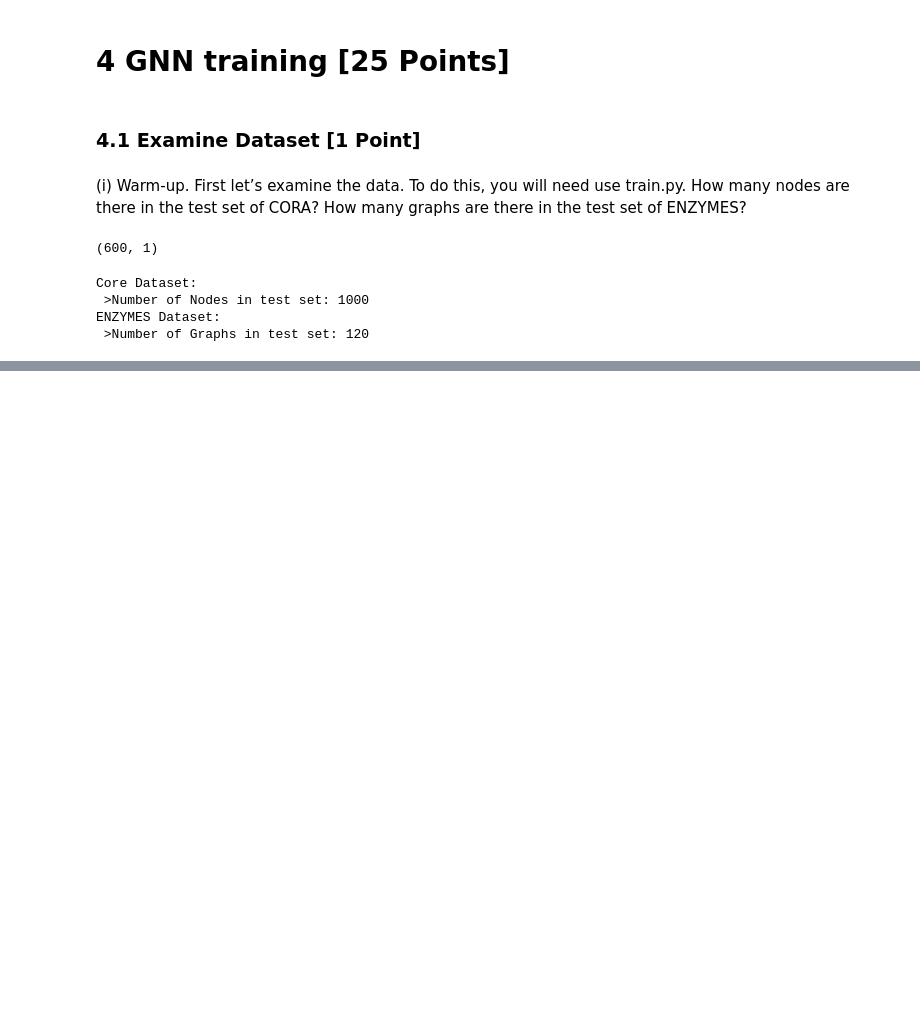
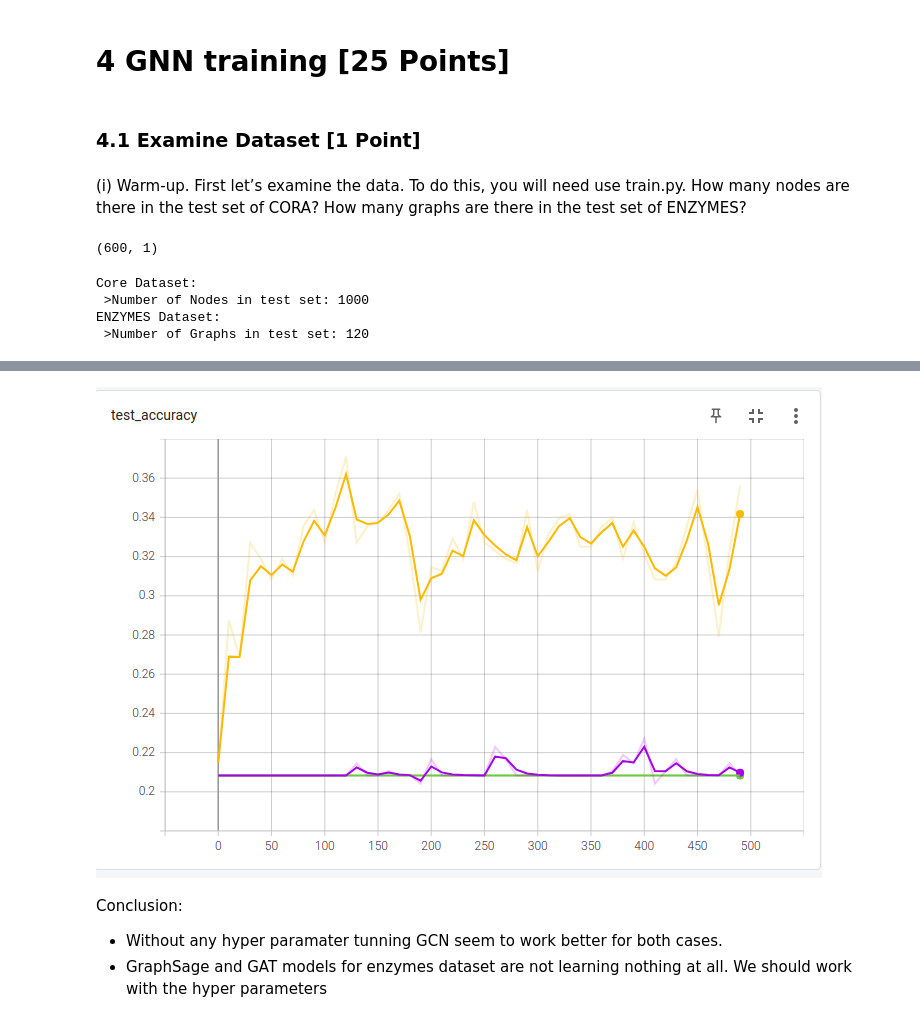
Before and after one commit to nicoperetti/cs224w, a Jupyter notebook: hw2/hw2.ipynb, the cells around one changed output, grey strips where cells are left out. Saved outputs shown, nothing was run; the diff lists cells and outputs as text; code cells hidden in the pictures; blank space fills up the shorter version.

```diff
--- a/hw2/hw2.ipynb
+++ b/hw2/hw2.ipynb
@@ -386,0 +406,8 @@ ENZYMES Dataset:
+# %%
+Image(filename='q4_starter_code/img/acc_enz.png')
+# %% [output]
+[figure, added]
+# %% [markdown]
+Conclusion:
+* Without any hyper paramater tunning GCN seem to work better for both cases.
+* GraphSage and GAT models for enzymes dataset are not learning nothing at all. We should work with the hyper parameters
```
Also changed, not shown: parts of 7 cells of this notebook, 2 other files.
